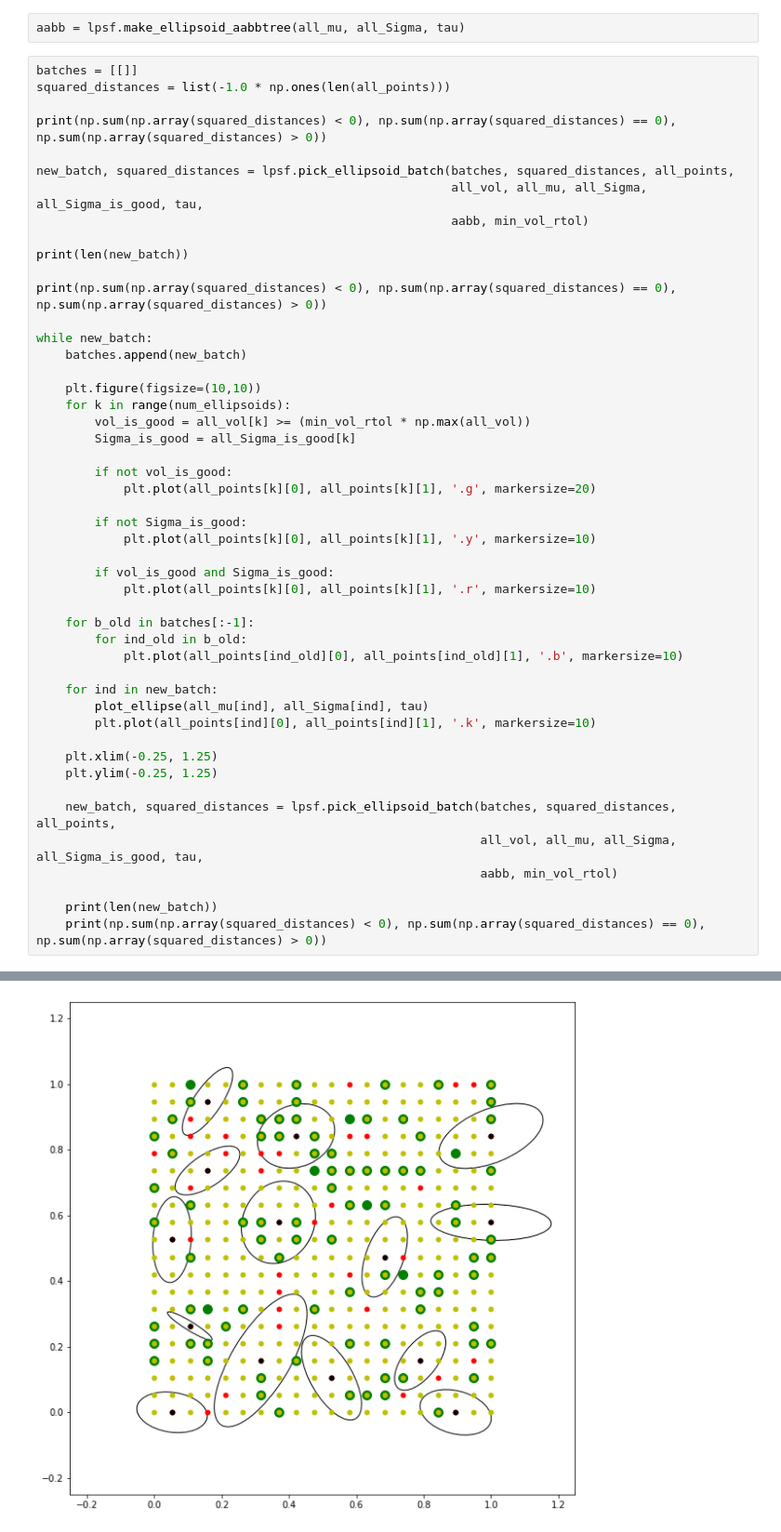
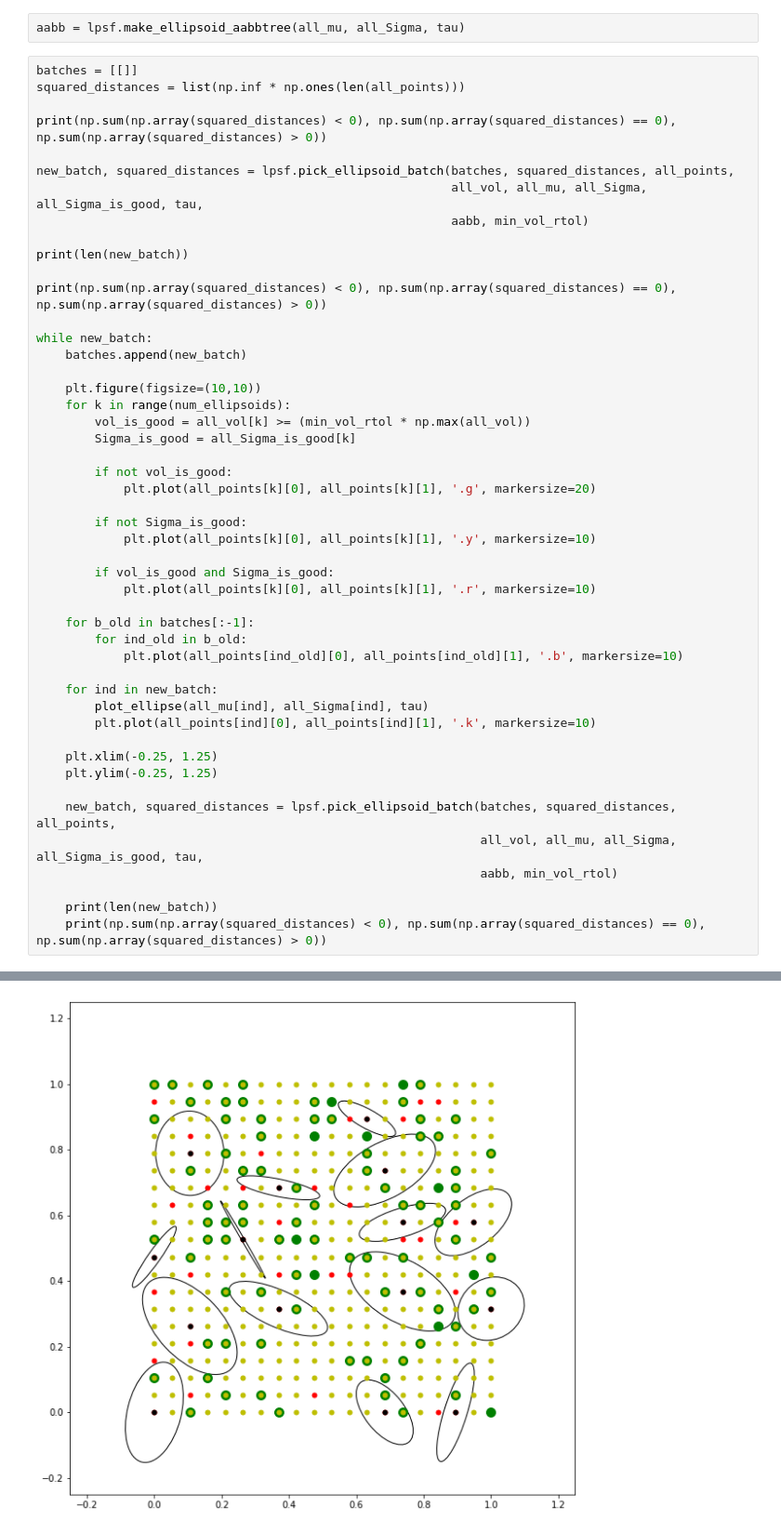
Before and after one commit to NickAlger/localpsfcpp, a Jupyter notebook: notebook/ellipsoid_batch_picker.ipynb, the cells around one changed output, grey strips where cells are left out. Shown at 93% size. Saved outputs shown, nothing was run; the diff lists cells and outputs as text.

```diff
--- a/notebook/ellipsoid_batch_picker.ipynb
+++ b/notebook/ellipsoid_batch_picker.ipynb
@@ -77,7 +77,7 @@ plt.ylim(-0.25, 1.25)
 aabb = lpsf.make_ellipsoid_aabbtree(all_mu, all_Sigma, tau)
 # %%
 batches = [[]]
-squared_distances = list(-1.0 * np.ones(len(all_points)))
+squared_distances = list(np.inf * np.ones(len(all_points)))
 
 print(np.sum(np.array(squared_distances) < 0), np.sum(np.array(squared_distances) == 0), np.sum(np.array(squared_distances) > 0))
 
@@ -146 +140 @@ while new_batch:
-[figure, old version]
+[figure, new version]
```
Also changed, not shown: parts of 3 cells of this notebook, 9 other files.
